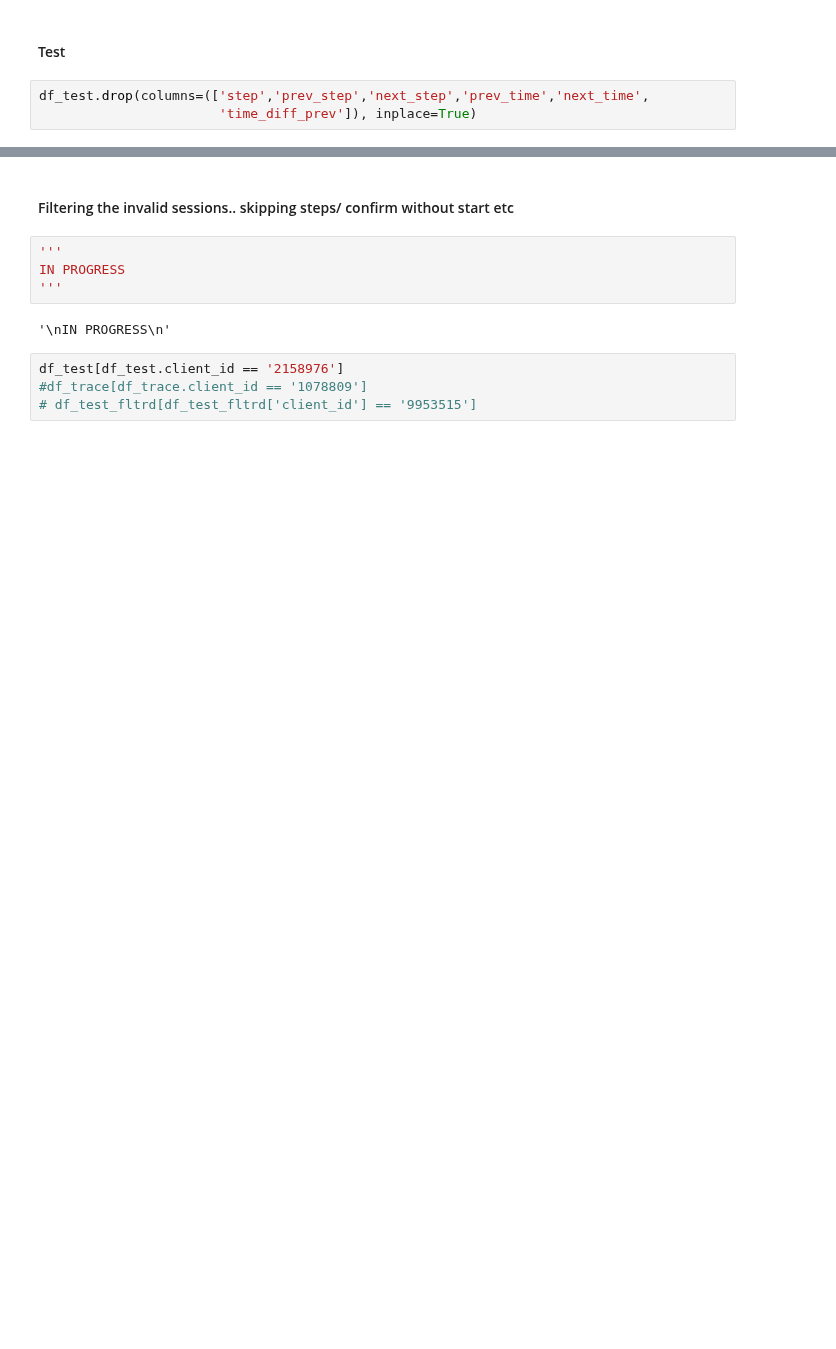
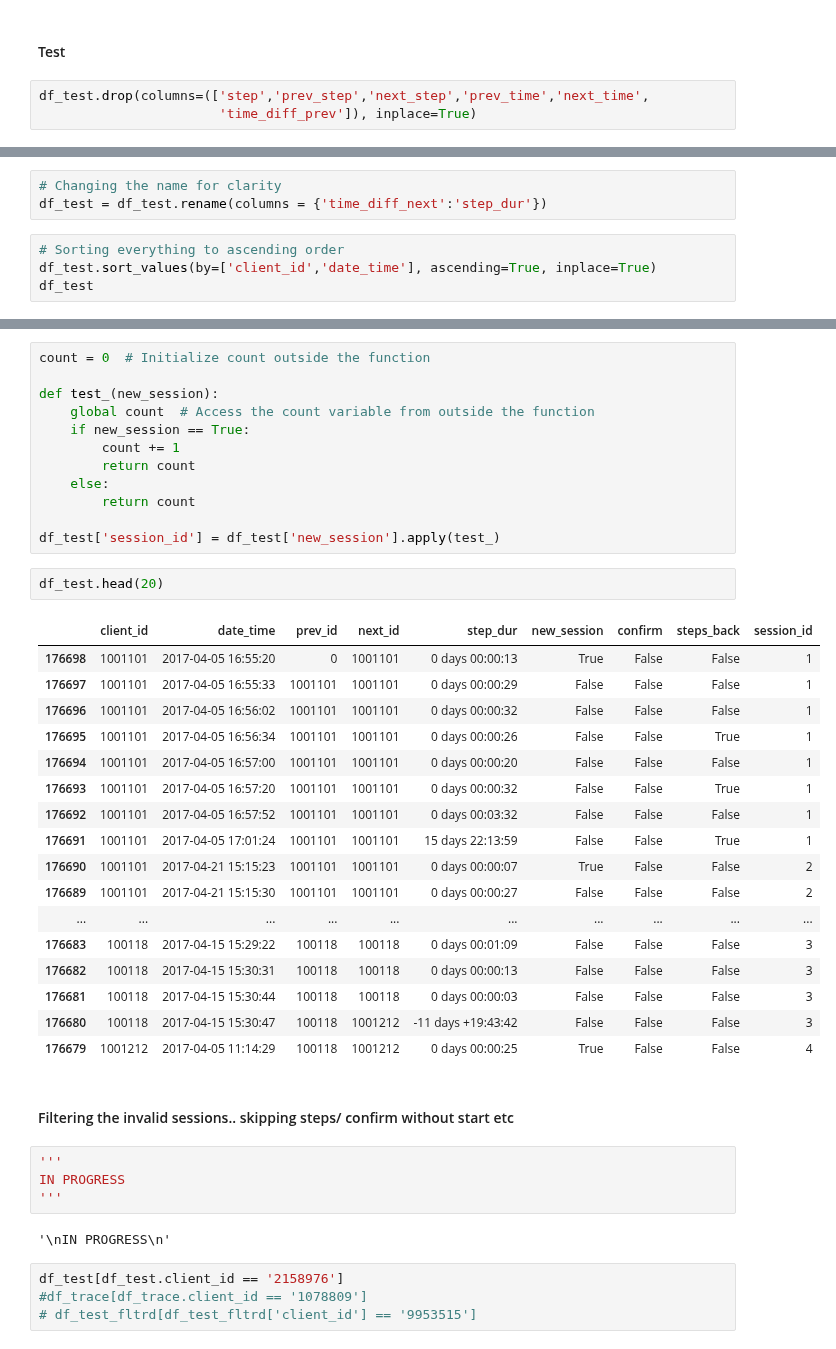
Before and after one commit to dimitsagk/AB_Testing_Analysis, a Jupyter notebook: notebooks/Project_2_02Cleaning+EDA.ipynb, the cells around one changed output, grey strips where cells are left out. Saved outputs shown, nothing was run; the diff lists cells and outputs as text; blank space fills up the shorter version.

Commit message:
Function for defining sessions

```diff
--- a/notebooks/Project_2_02Cleaning+EDA.ipynb
+++ b/notebooks/Project_2_02Cleaning+EDA.ipynb
@@ -656,0 +657,7 @@ df_test.drop(columns=(['step','prev_step','next_step','prev_time','next_time',
+# %%
+# Changing the name for clarity
+df_test = df_test.rename(columns = {'time_diff_next':'step_dur'})
+# %%
+# Sorting everything to ascending order
+df_test.sort_values(by=['client_id','date_time'], ascending=True, inplace=True)
+df_test
@@ -657,3 +678,35 @@ df_test.drop(columns=(['step','prev_step','next_step','prev_time','next_time',
+# %%
+count = 0  # Initialize count outside the function
+
+def test_(new_session):
+    global count  # Access the count variable from outside the function
+    if new_session == True:
+        count += 1
+        return count
+    else:
+        return count
+
+df_test['session_id'] = df_test['new_session'].apply(test_)
+# %%
+df_test.head(20)
+# %% [output]
+|  | client_id | date_time | prev_id | next_id | step_dur | new_session | confirm | steps_back | session_id |
+| 176698 | 1001101 | 2017-04-05 16:55:20 | 0 | 1001101 | 0 days 00:00:13 | True | False | False | 1 |
+| 176697 | 1001101 | 2017-04-05 16:55:33 | 1001101 | 1001101 | 0 days 00:00:29 | False | False | False | 1 |
+| 176696 | 1001101 | 2017-04-05 16:56:02 | 1001101 | 1001101 | 0 days 00:00:32 | False | False | False | 1 |
+| 176695 | 1001101 | 2017-04-05 16:56:34 | 1001101 | 1001101 | 0 days 00:00:26 | False | False | True | 1 |
+| 176694 | 1001101 | 2017-04-05 16:57:00 | 1001101 | 1001101 | 0 days 00:00:20 | False | False | False | 1 |
+| 176693 | 1001101 | 2017-04-05 16:57:20 | 1001101 | 1001101 | 0 days 00:00:32 | False | False | True | 1 |
+| 176692 | 1001101 | 2017-04-05 16:57:52 | 1001101 | 1001101 | 0 days 00:03:32 | False | False | False | 1 |
+| 176691 | 1001101 | 2017-04-05 17:01:24 | 1001101 | 1001101 | 15 days 22:13:59 | False | False | True | 1 |
+| 176690 | 1001101 | 2017-04-21 15:15:23 | 1001101 | 1001101 | 0 days 00:00:07 | True | False | False | 2 |
+| 176689 | 1001101 | 2017-04-21 15:15:30 | 1001101 | 1001101 | 0 days 00:00:27 | False | False | False | 2 |
+| ... | ... | ... | ... | ... | ... | ... | ... | ... | ... |
+| 176683 | 100118 | 2017-04-15 15:29:22 | 100118 | 100118 | 0 days 00:01:09 | False | False | False | 3 |
+| 176682 | 100118 | 2017-04-15 15:30:31 | 100118 | 100118 | 0 days 00:00:13 | False | False | False | 3 |
+| 176681 | 100118 | 2017-04-15 15:30:44 | 100118 | 100118 | 0 days 00:00:03 | False | False | False | 3 |
+| 176680 | 100118 | 2017-04-15 15:30:47 | 100118 | 1001212 | -11 days +19:43:42 | False | False | False | 3 |
+| 176679 | 1001212 | 2017-04-05 11:14:29 | 100118 | 1001212 | 0 days 00:00:25 | True | False | False | 4 |
 # %% [markdown]
 #### Filtering the invalid sessions.. skipping steps/ confirm without start etc
 # %%
```
Also changed, not shown: parts of 4 cells of this notebook.
